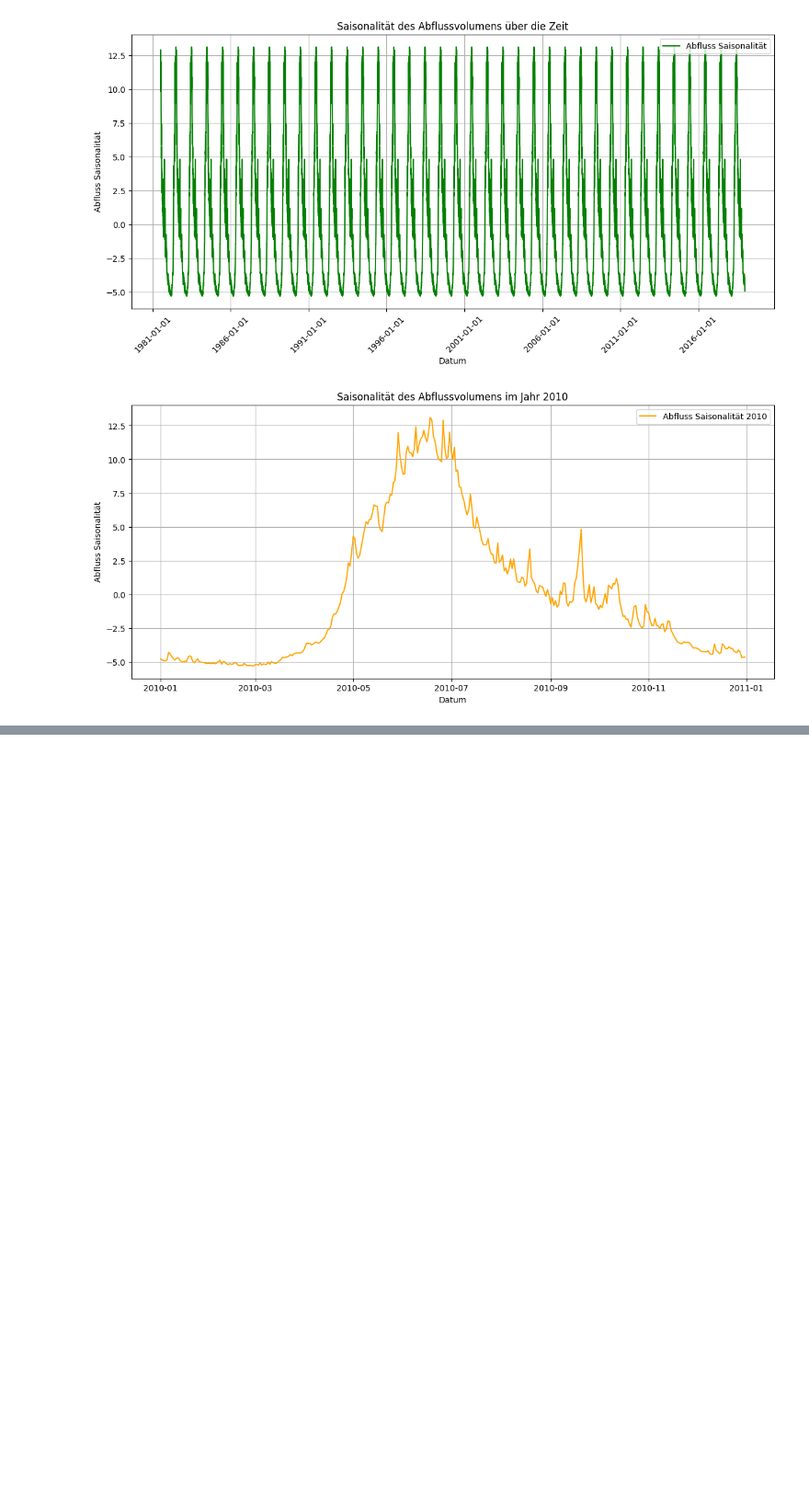
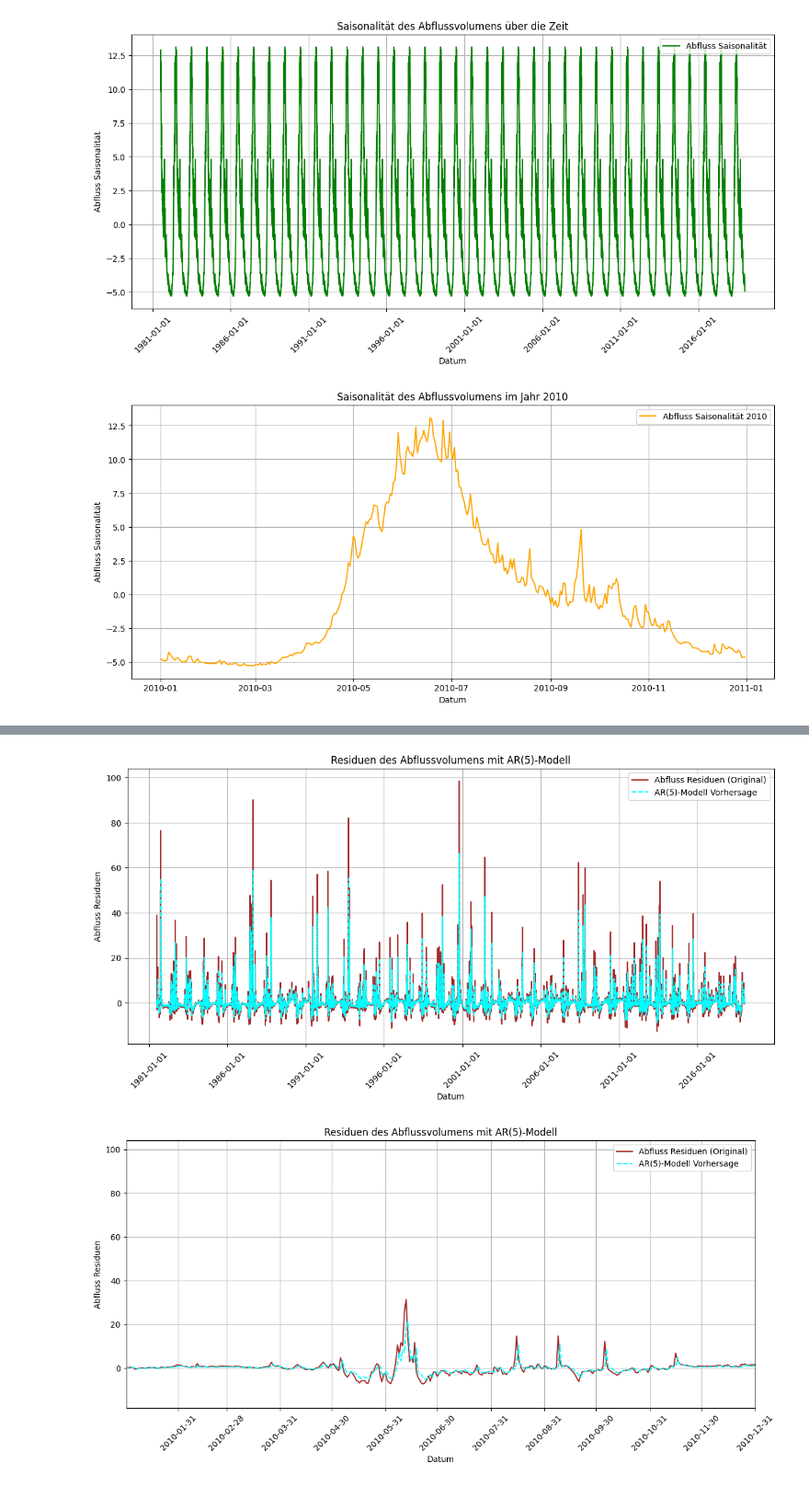
Before and after one commit to Sandra-Senn/spz_Wasserstand_analyse, a Jupyter notebook: notebooks/5_modellierung_durch_andere.ipynb, the cells around one changed output, grey strips where cells are left out. Shown at 92% size. Cells and saved outputs as stored; diff of their text form; code cells hidden in the pictures; blank space fills up the shorter version.

```diff
--- a/notebooks/5_modellierung_durch_andere.ipynb
+++ b/notebooks/5_modellierung_durch_andere.ipynb
@@ -384,0 +398,30 @@ plt.show()
+# %%
+dicharge_resid_model_5 = AutoReg(df_train['discharge_resid'], lags=5).fit()
+resid_pred_5 = dicharge_resid_model_5.predict(start=0, end=len(df_train)-1)
+plt.figure(figsize=(14, 6))
+plt.plot(df_train.index, df_train['discharge_resid'], label='Abfluss Residuen (Original)', color='brown')
+plt.plot(df_train.index, resid_pred_5, label='AR(5)-Modell Vorhersage', color='cyan', linestyle='--')
+plt.xlabel('Datum')
+plt.ylabel('Abfluss Residuen')
+plt.title('Residuen des Abflussvolumens mit AR(5)-Modell')
+plt.xticks(xticks, rotation=45)
+plt.grid(True)
+plt.legend()
+plt.show()
+
+# Plotten nur eines Jahres der Residuen mit AR(5)-Modell
+zoom_xticks = pd.date_range("2010-01-01", "2011-01-01", freq="ME")
+plt.figure(figsize=(14, 6))
+plt.plot(df_train.index, df_train['discharge_resid'], label='Abfluss Residuen (Original)', color='brown')
+plt.plot(df_train.index, resid_pred_5, label='AR(5)-Modell Vorhersage', color='cyan', linestyle='--')
+plt.xlabel('Datum')
+plt.xlim(pd.Timestamp("2010-01-01"), pd.Timestamp("2010-12-31"))
+plt.ylabel('Abfluss Residuen')
+plt.title('Residuen des Abflussvolumens mit AR(5)-Modell')
+plt.xticks(zoom_xticks, rotation=45)
+plt.grid(True)
+plt.legend()
+plt.show()
+# %% [output]
+[figure, added]
+[figure, added]
```
Also changed, not shown: parts of 16 cells of this notebook.
